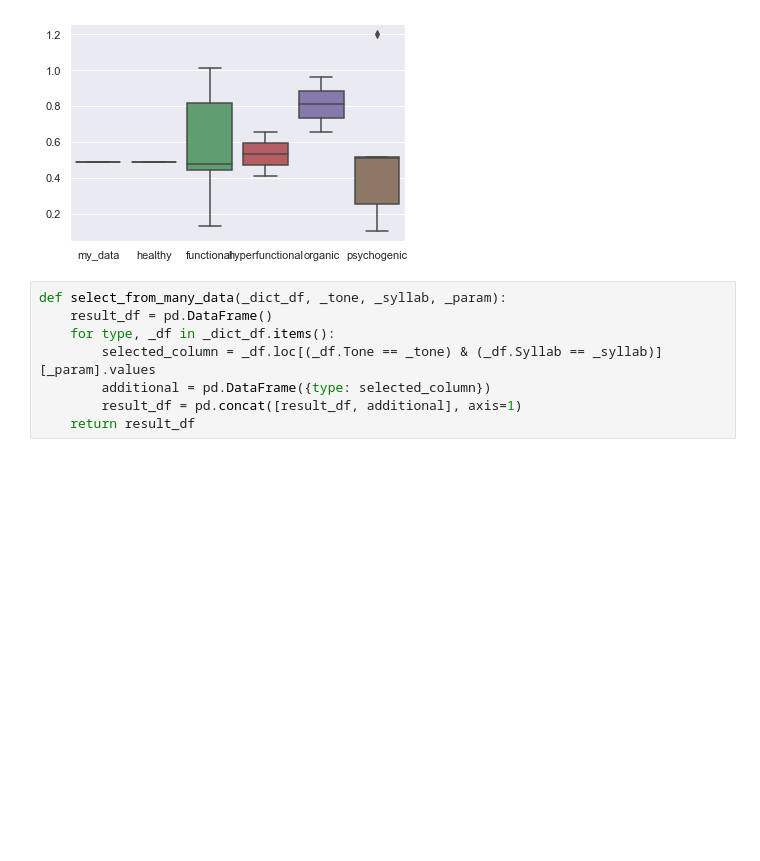
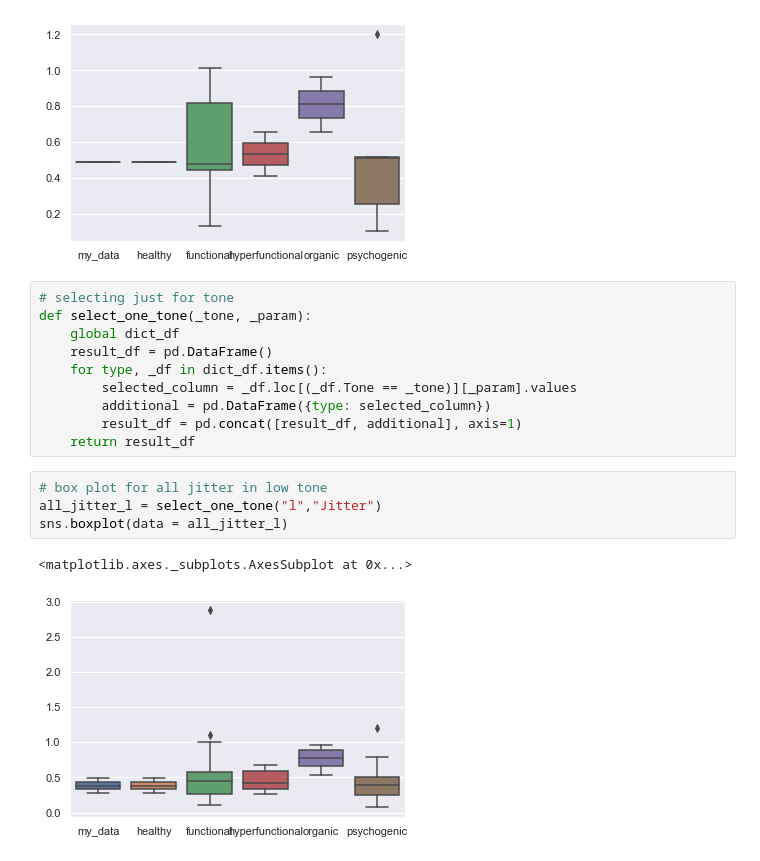
Before and after one commit to leochoo/VoiceDisorderSVM, a Jupyter notebook: SVD jitter shimmer hnr.ipynb, the cells around one changed output. Saved outputs shown, nothing was run; the diff lists cells and outputs as text; blank space fills up the shorter version.

```diff
--- a/SVD jitter shimmer hnr.ipynb
+++ b/SVD jitter shimmer hnr.ipynb
@@ -303,10 +305,19 @@ sns.boxplot(data=filtered_df)
 <matplotlib.axes._subplots.AxesSubplot at 0x...>
 [figure]
 # %%
-def select_from_many_data(_dict_df, _tone, _syllab, _param):
+# selecting just for tone
+def select_one_tone(_tone, _param):
+    global dict_df
     result_df = pd.DataFrame()
-    for type, _df in _dict_df.items():
-        selected_column = _df.loc[(_df.Tone == _tone) & (_df.Syllab == _syllab)][_param].values
+    for type, _df in dict_df.items():
+        selected_column = _df.loc[(_df.Tone == _tone)][_param].values
         additional = pd.DataFrame({type: selected_column})
         result_df = pd.concat([result_df, additional], axis=1)
     return result_df
+# %%
+# box plot for all jitter in low tone
+all_jitter_l = select_one_tone("l","Jitter")
+sns.boxplot(data = all_jitter_l)
+# %% [output]
+<matplotlib.axes._subplots.AxesSubplot at 0x...>
+[figure, added]
```
Also changed, not shown: parts of 7 cells of this notebook.
